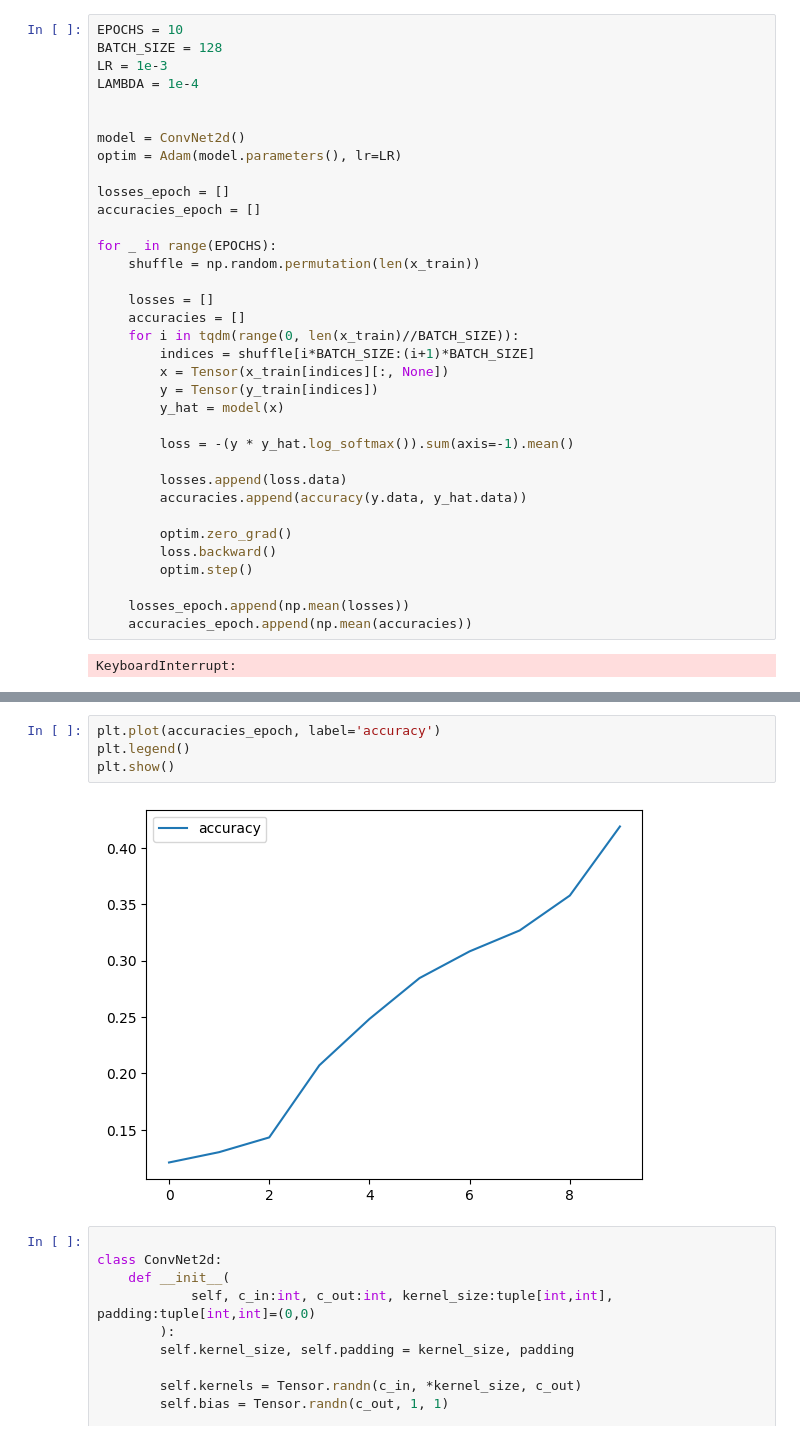
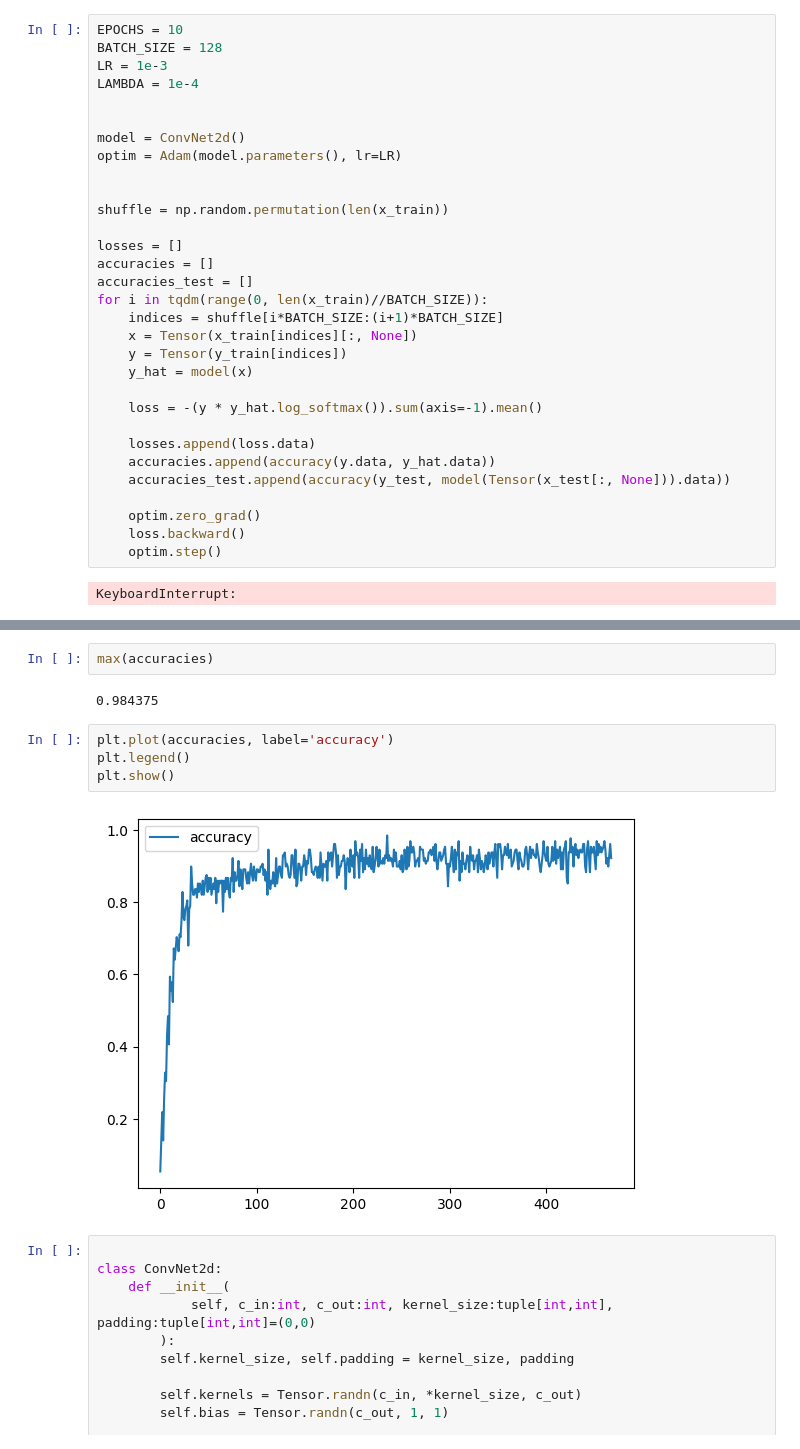
Before and after one commit to BjarniHaukur/milligrad, a Jupyter notebook: examples/convolutions.ipynb, the cells around one changed output, grey strips where cells are left out. Saved outputs shown, nothing was run; the diff lists cells and outputs as text.

```diff
--- a/examples/convolutions.ipynb
+++ b/examples/convolutions.ipynb
@@ -63,31 +62,27 @@ LAMBDA = 1e-4
 model = ConvNet2d()
 optim = Adam(model.parameters(), lr=LR)
 
-losses_epoch = []
-accuracies_epoch = []
 
-for _ in range(EPOCHS):
-    shuffle = np.random.permutation(len(x_train))
+shuffle = np.random.permutation(len(x_train))
 
-    losses = []
-    accuracies = []
-    for i in tqdm(range(0, len(x_train)//BATCH_SIZE)):
-        indices = shuffle[i*BATCH_SIZE:(i+1)*BATCH_SIZE]
-        x = Tensor(x_train[indices][:, None])
-        y = Tensor(y_train[indices])
-        y_hat = model(x)
+losses = []
+accuracies = []
+accuracies_test = []
+for i in tqdm(range(0, len(x_train)//BATCH_SIZE)):
+    indices = shuffle[i*BATCH_SIZE:(i+1)*BATCH_SIZE]
+    x = Tensor(x_train[indices][:, None])
+    y = Tensor(y_train[indices])
+    y_hat = model(x)
 
-        loss = -(y * y_hat.log_softmax()).sum(axis=-1).mean()
+    loss = -(y * y_hat.log_softmax()).sum(axis=-1).mean()
 
-        losses.append(loss.data)
-        accuracies.append(accuracy(y.data, y_hat.data))
+    losses.append(loss.data)
+    accuracies.append(accuracy(y.data, y_hat.data))
+    accuracies_test.append(accuracy(y_test, model(Tensor(x_test[:, None])).data))
 
-        optim.zero_grad()
-        loss.backward()
-        optim.step()
-
-    losses_epoch.append(np.mean(losses))
-    accuracies_epoch.append(np.mean(accuracies))
+    optim.zero_grad()
+    loss.backward()
+    optim.step()
 # %% [output]
 KeyboardInterrupt:
 # %%
@@ -117,9 +109,13 @@ plt.show()
+# %%
+max(accuracies)
+# %% [output]
+0.984375
 # %%
-plt.plot(accuracies_epoch, label='accuracy')
+plt.plot(accuracies, label='accuracy')
 plt.legend()
 plt.show()
 # %% [output]
-[figure, old version]
+[figure, new version]
 # %%
 
 class ConvNet2d:
```
Also changed, not shown: parts of 3 cells of this notebook, 3 other files.
